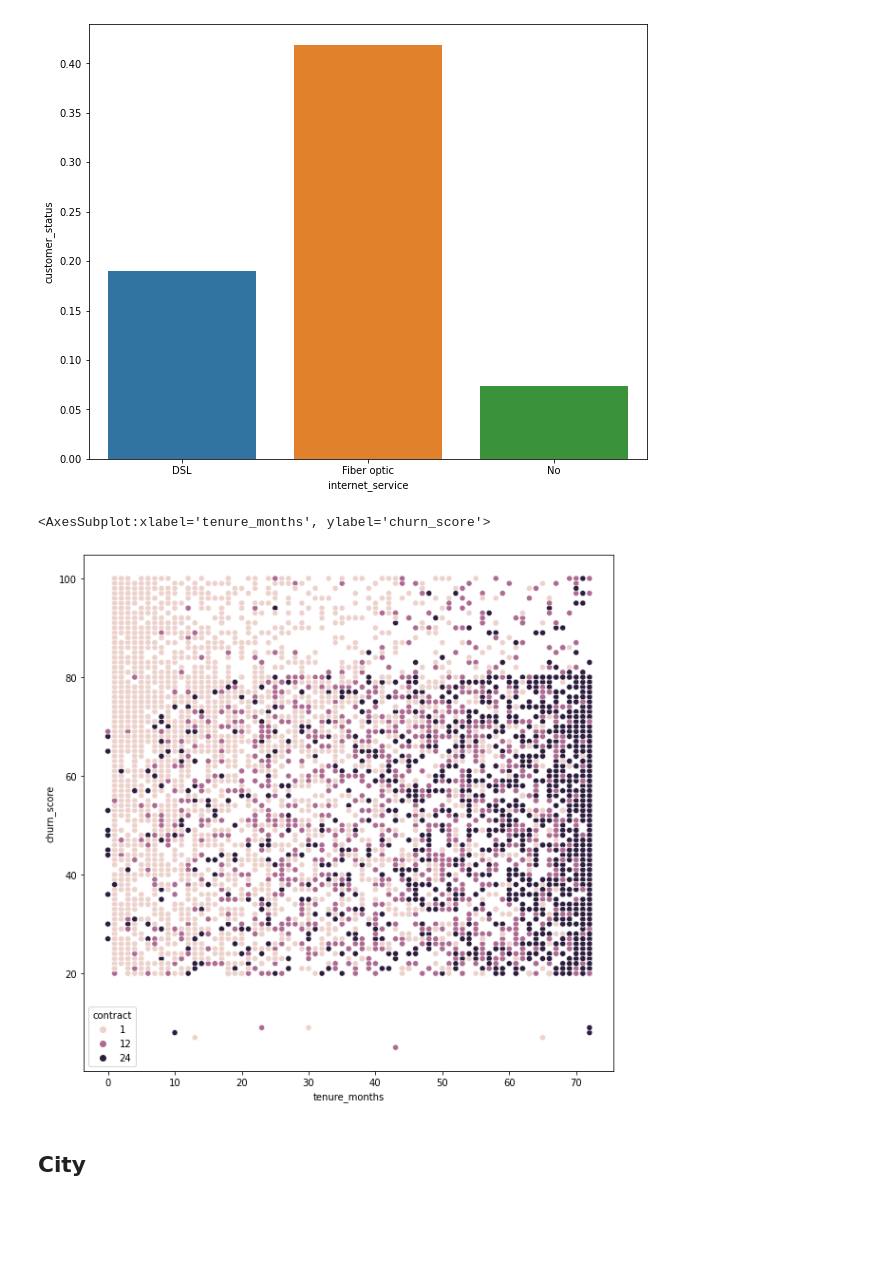
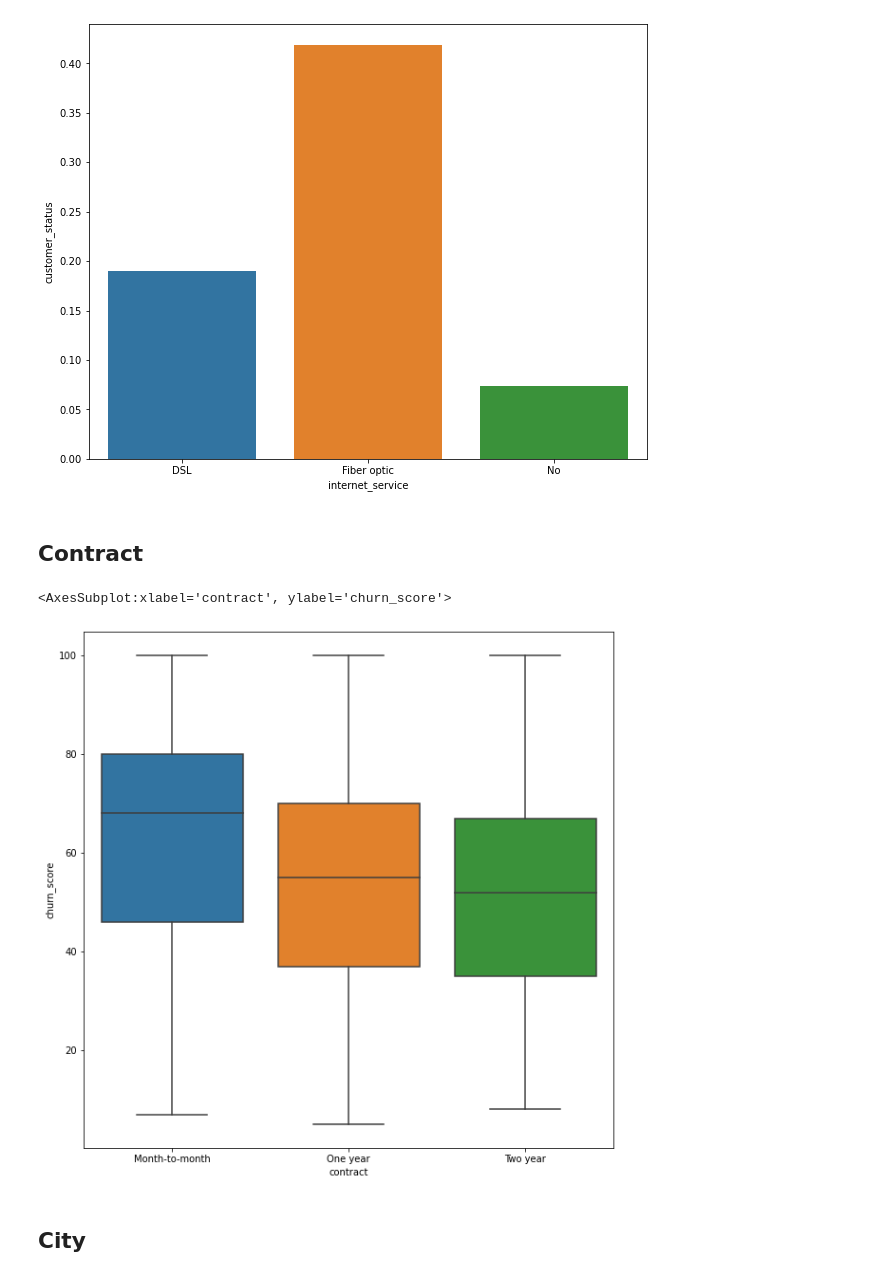
Before and after one commit to JeanLiew/Customer_Attrition_Model, a Jupyter notebook: code/02_EDA.ipynb, the cells around one changed output. Drawn from its saved outputs; the diff is of its cells as text; code cells hidden in the pictures; blank space fills up the shorter version.

```diff
--- a/code/02_EDA.ipynb
+++ b/code/02_EDA.ipynb
@@ -98,11 +114,11 @@ telco['gender'] = telco['gender'].replace({'Male': 0,'Female': 1})
 #create col for new_user
 telco['new_user'] = (telco['customer_status'] == 'Joined').astype(int)
 
-#target value churned  = 1, stayed = 0, joined = -1
+#target value churned  = 1, stayed = 0, joined = 0
 telco['customer_status'] = telco['customer_status'].replace({'Churned': 1,'Stayed': 0, 'Joined':0})
 
 #rename contract to num of months
-telco['contract'] = telco['contract'].replace({'Month-to-month': 1, 'Two year': 24, 'One year':12})
+# telco['contract'] = telco['contract'].replace({'Month-to-month': 1, 'Two year': 24, 'One year':12})
 # %%
 #null in churn cat and churn reason
 telco.info()
@@ -479,12 +517,14 @@ sns.barplot(data=telco.groupby('internet_service').mean()['customer_status'].res
 plt.show()
 # %% [output]
 [figure]
+# %% [markdown]
+## Contract
 # %%
 plt.figure(figsize=(10,10))
-sns.scatterplot(data=telco, x='tenure_months', y='churn_score', hue='contract')
+sns.boxplot(data=telco, x='contract', y='churn_score')
 # %% [output]
-<AxesSubplot:xlabel='tenure_months', ylabel='churn_score'>
+<AxesSubplot:xlabel='contract', ylabel='churn_score'>
-[figure, old version]
+[figure, new version]
 # %% [markdown]
 ## City
 # %%
```
Also changed, not shown: parts of 42 cells of this notebook, 9 other files.
